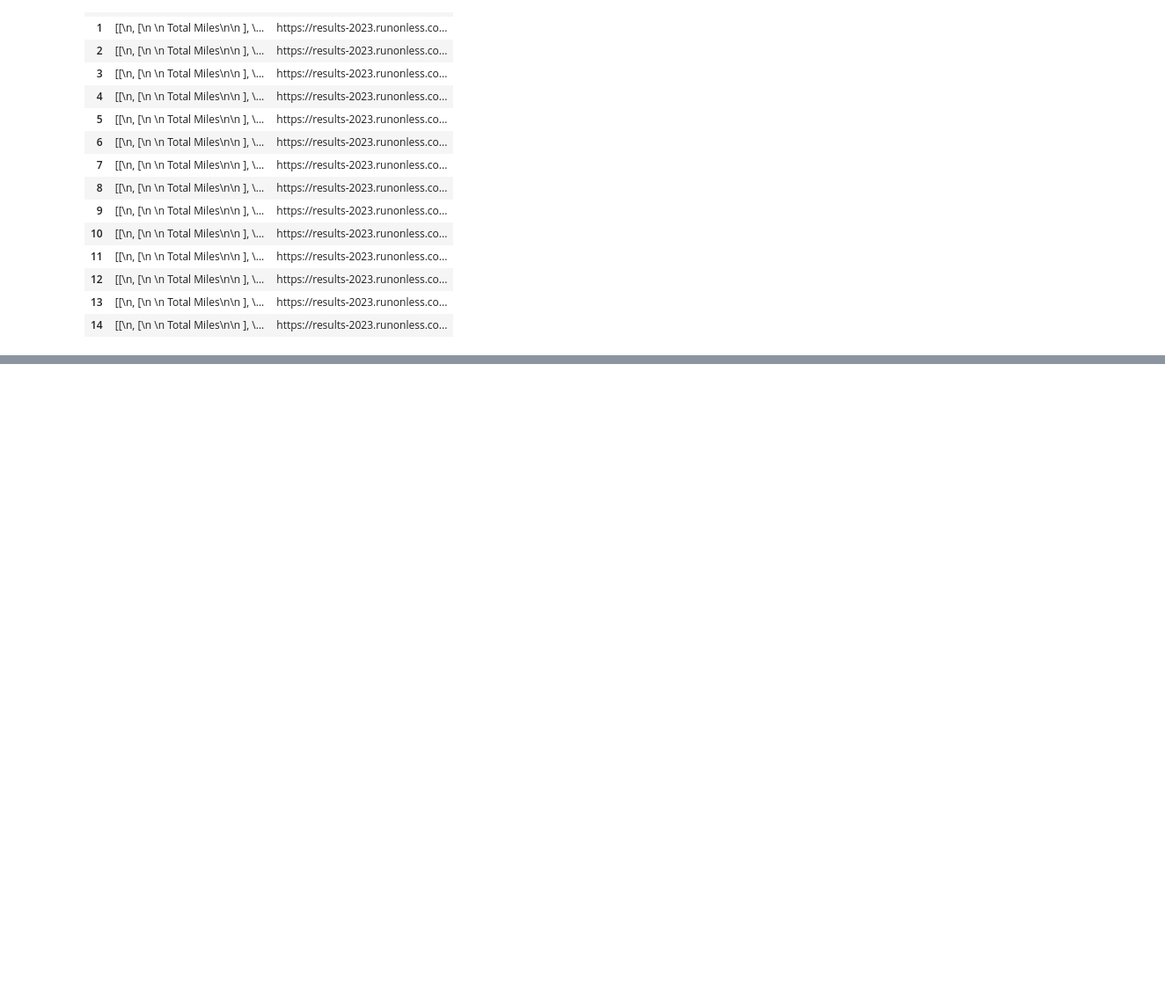
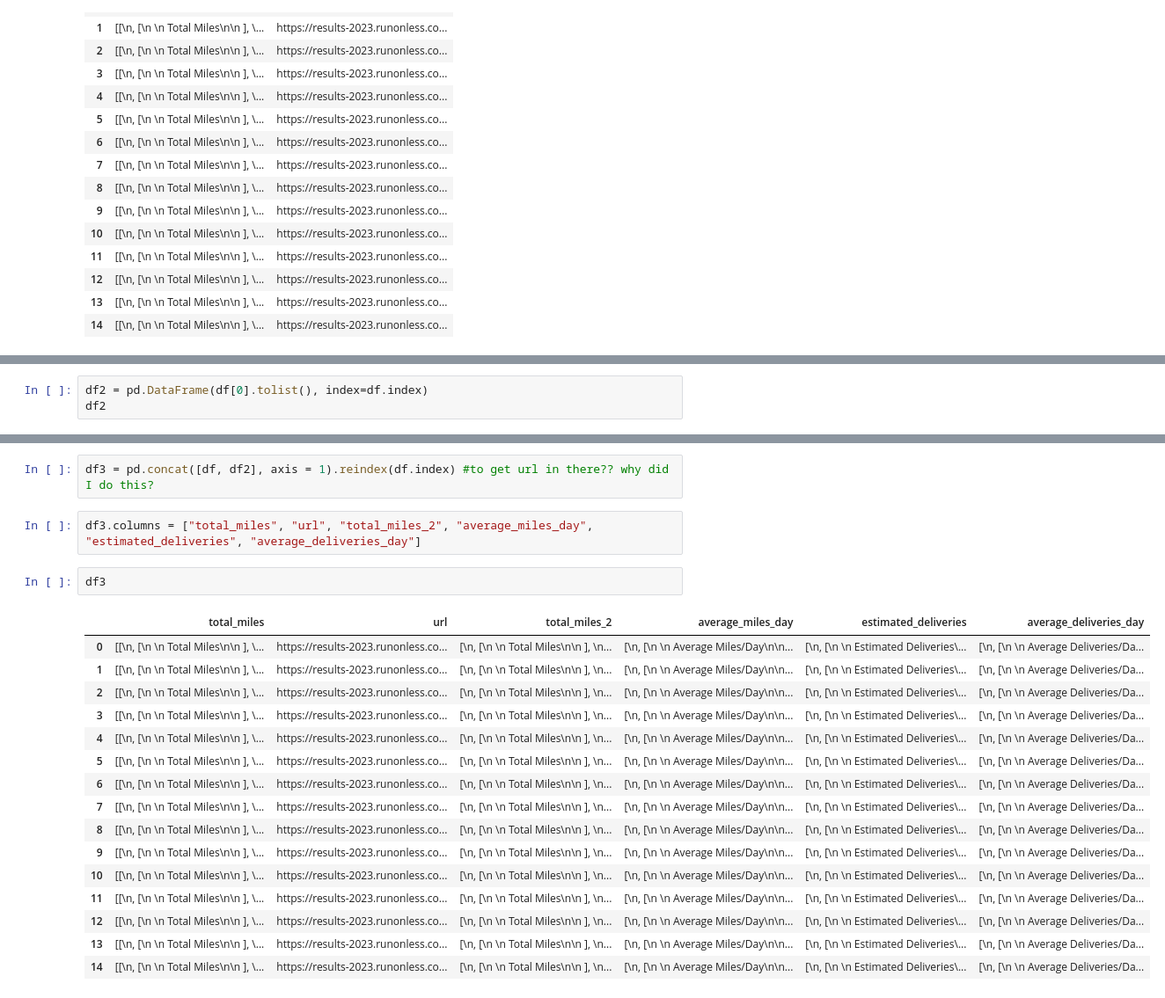
Before and after one commit to mollyboigon/run-on-less, a Jupyter notebook: run-on-less-demo-an.ipynb, the cells around one changed output, grey strips where cells are left out. Shown at 88% size. Cells and saved outputs as stored; diff of their text form; blank space fills up the shorter version.

```diff
--- a/run-on-less-demo-an.ipynb
+++ b/run-on-less-demo-an.ipynb
@@ -289,0 +343,3 @@ df[1][0]
+# %%
+df2 = pd.DataFrame(df[0].tolist(), index=df.index)
+df2
@@ -289,0 +363,23 @@ df[1][0]
+# %%
+df3 = pd.concat([df, df2], axis = 1).reindex(df.index) #to get url in there?? why did I do this?
+# %%
+df3.columns = ["total_miles", "url", "total_miles_2", "average_miles_day", "estimated_deliveries", "average_deliveries_day"]
+# %%
+df3
+# %% [output]
+|  | total_miles | url | total_miles_2 | average_miles_day | estimated_deliveries | average_deliveries_day |
+| 0 | [[\n, [\n \n Total Miles\n\n ], \... | https://results-2023.runonless.co... | [\n, [\n \n Total Miles\n\n ], \n... | [\n, [\n \n Average Miles/Day\n\n... | [\n, [\n \n Estimated Deliveries\... | [\n, [\n \n Average Deliveries/Da... |
+| 1 | [[\n, [\n \n Total Miles\n\n ], \... | https://results-2023.runonless.co... | [\n, [\n \n Total Miles\n\n ], \n... | [\n, [\n \n Average Miles/Day\n\n... | [\n, [\n \n Estimated Deliveries\... | [\n, [\n \n Average Deliveries/Da... |
+| 2 | [[\n, [\n \n Total Miles\n\n ], \... | https://results-2023.runonless.co... | [\n, [\n \n Total Miles\n\n ], \n... | [\n, [\n \n Average Miles/Day\n\n... | [\n, [\n \n Estimated Deliveries\... | [\n, [\n \n Average Deliveries/Da... |
+| 3 | [[\n, [\n \n Total Miles\n\n ], \... | https://results-2023.runonless.co... | [\n, [\n \n Total Miles\n\n ], \n... | [\n, [\n \n Average Miles/Day\n\n... | [\n, [\n \n Estimated Deliveries\... | [\n, [\n \n Average Deliveries/Da... |
+| 4 | [[\n, [\n \n Total Miles\n\n ], \... | https://results-2023.runonless.co... | [\n, [\n \n Total Miles\n\n ], \n... | [\n, [\n \n Average Miles/Day\n\n... | [\n, [\n \n Estimated Deliveries\... | [\n, [\n \n Average Deliveries/Da... |
+| 5 | [[\n, [\n \n Total Miles\n\n ], \... | https://results-2023.runonless.co... | [\n, [\n \n Total Miles\n\n ], \n... | [\n, [\n \n Average Miles/Day\n\n... | [\n, [\n \n Estimated Deliveries\... | [\n, [\n \n Average Deliveries/Da... |
+| 6 | [[\n, [\n \n Total Miles\n\n ], \... | https://results-2023.runonless.co... | [\n, [\n \n Total Miles\n\n ], \n... | [\n, [\n \n Average Miles/Day\n\n... | [\n, [\n \n Estimated Deliveries\... | [\n, [\n \n Average Deliveries/Da... |
+| 7 | [[\n, [\n \n Total Miles\n\n ], \... | https://results-2023.runonless.co... | [\n, [\n \n Total Miles\n\n ], \n... | [\n, [\n \n Average Miles/Day\n\n... | [\n, [\n \n Estimated Deliveries\... | [\n, [\n \n Average Deliveries/Da... |
+| 8 | [[\n, [\n \n Total Miles\n\n ], \... | https://results-2023.runonless.co... | [\n, [\n \n Total Miles\n\n ], \n... | [\n, [\n \n Average Miles/Day\n\n... | [\n, [\n \n Estimated Deliveries\... | [\n, [\n \n Average Deliveries/Da... |
+| 9 | [[\n, [\n \n Total Miles\n\n ], \... | https://results-2023.runonless.co... | [\n, [\n \n Total Miles\n\n ], \n... | [\n, [\n \n Average Miles/Day\n\n... | [\n, [\n \n Estimated Deliveries\... | [\n, [\n \n Average Deliveries/Da... |
+| 10 | [[\n, [\n \n Total Miles\n\n ], \... | https://results-2023.runonless.co... | [\n, [\n \n Total Miles\n\n ], \n... | [\n, [\n \n Average Miles/Day\n\n... | [\n, [\n \n Estimated Deliveries\... | [\n, [\n \n Average Deliveries/Da... |
+| 11 | [[\n, [\n \n Total Miles\n\n ], \... | https://results-2023.runonless.co... | [\n, [\n \n Total Miles\n\n ], \n... | [\n, [\n \n Average Miles/Day\n\n... | [\n, [\n \n Estimated Deliveries\... | [\n, [\n \n Average Deliveries/Da... |
+| 12 | [[\n, [\n \n Total Miles\n\n ], \... | https://results-2023.runonless.co... | [\n, [\n \n Total Miles\n\n ], \n... | [\n, [\n \n Average Miles/Day\n\n... | [\n, [\n \n Estimated Deliveries\... | [\n, [\n \n Average Deliveries/Da... |
+| 13 | [[\n, [\n \n Total Miles\n\n ], \... | https://results-2023.runonless.co... | [\n, [\n \n Total Miles\n\n ], \n... | [\n, [\n \n Average Miles/Day\n\n... | [\n, [\n \n Estimated Deliveries\... | [\n, [\n \n Average Deliveries/Da... |
+| 14 | [[\n, [\n \n Total Miles\n\n ], \... | https://results-2023.runonless.co... | [\n, [\n \n Total Miles\n\n ], \n... | [\n, [\n \n Average Miles/Day\n\n... | [\n, [\n \n Estimated Deliveries\... | [\n, [\n \n Average Deliveries/Da... |
```
Also changed, not shown: parts of 19 cells of this notebook.
